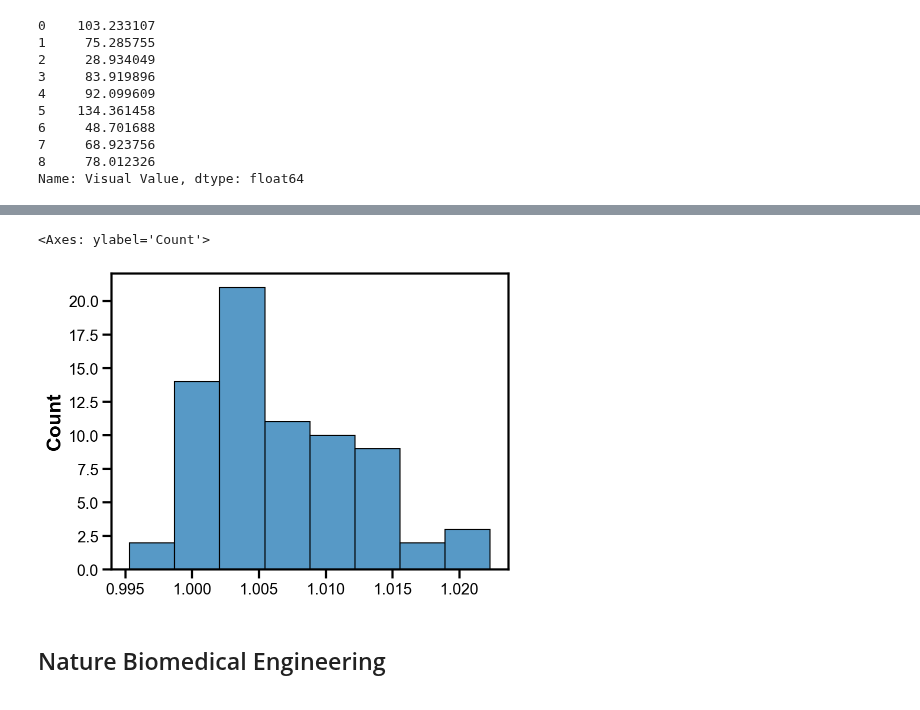
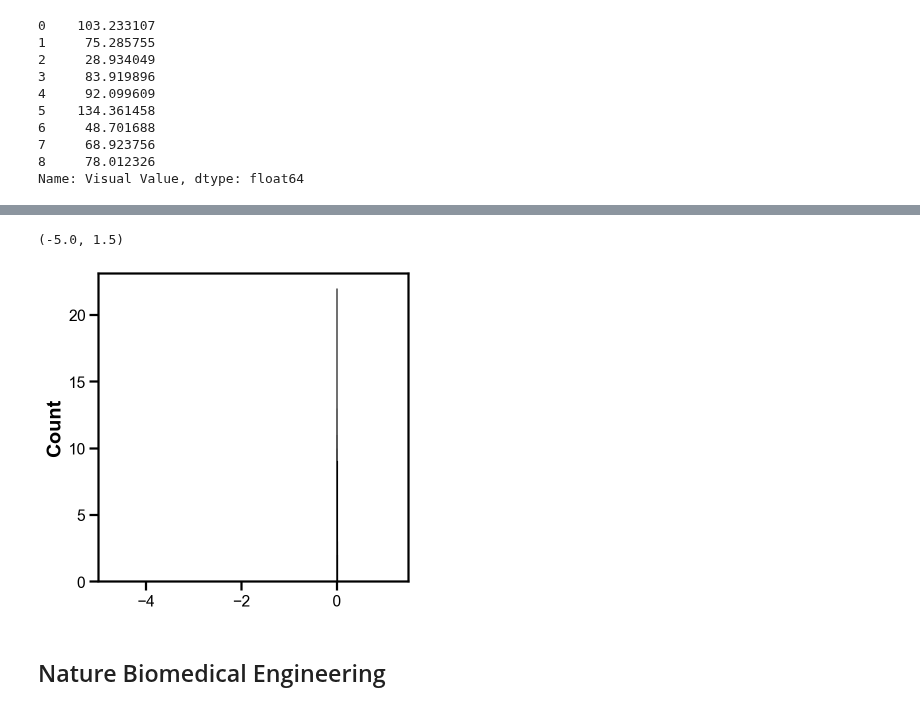
Before and after one commit to tengjuilin/misused-bar-graphs, a Jupyter notebook: lie-factor-quantification.ipynb, the cells around one changed output, grey strips where cells are left out. Drawn from its saved outputs; the diff is of its cells as text; code cells hidden in the pictures.

```diff
--- a/lie-factor-quantification.ipynb
+++ b/lie-factor-quantification.ipynb
@@ -197,8 +207,13 @@ ax.axhline(0.95, color='k', ls='--', lw=1)
 # %%
-sns.histplot(lie_factor_df)
+fig, ax = plt.subplots(figsize=(5, 5))
+sns.histplot(
+    np.log10(lie_factor_df),
+    ax=ax,
+)
+ax.set_xlim(-5, 1.5)
 # %% [output]
-<Axes: ylabel='Count'>
+(-5.0, 1.5)
-[figure, old version]
+[figure, new version]
 # %% [markdown]
 ## Nature Biomedical Engineering
 # %% [markdown]
```
Also changed, not shown: parts of 2 cells of this notebook.
